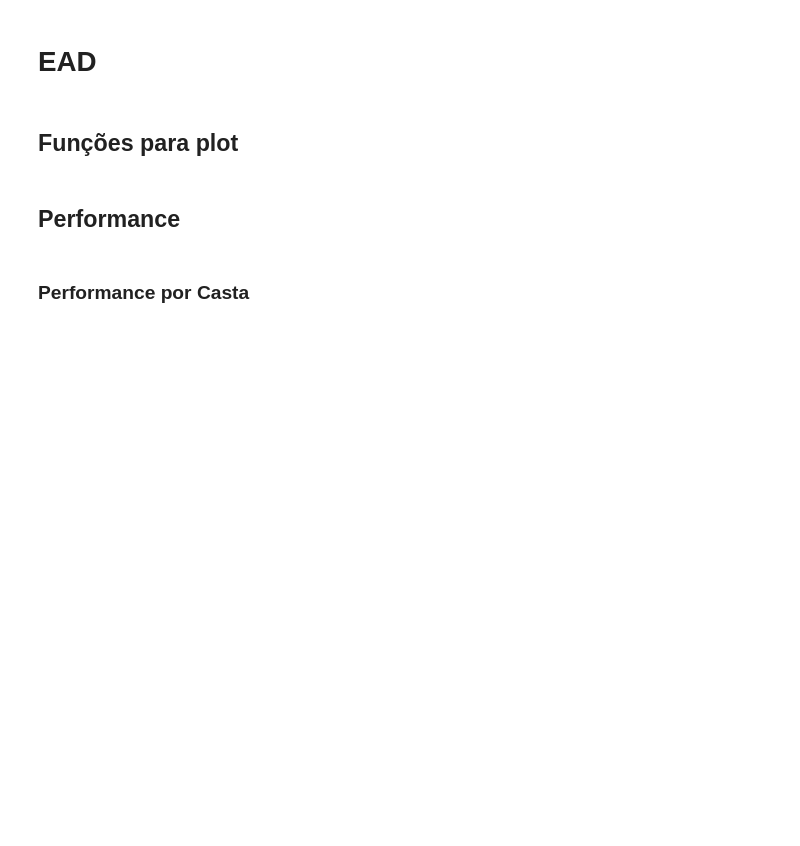
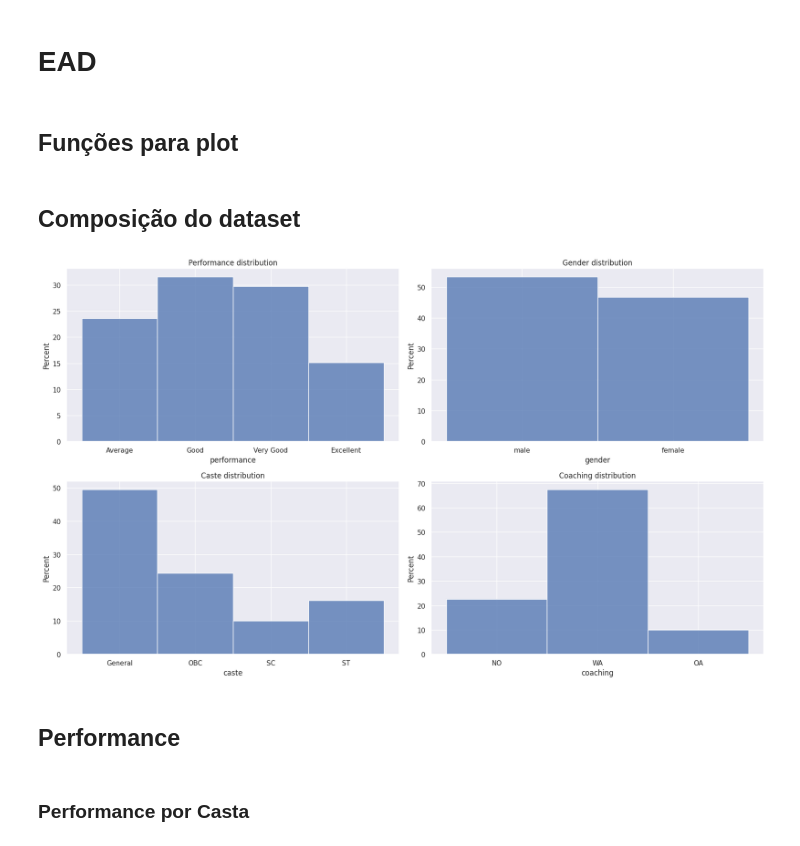
Before and after one commit to lyriotiago/unicamp-m0810, a Jupyter notebook: notebooks/t1.ipynb, the cells around one changed output. Cells and saved outputs as stored; diff of their text form; code cells hidden in the pictures; blank space fills up the shorter version.

Commit message:
distribuição das features no dataset

```diff
--- a/notebooks/t1.ipynb
+++ b/notebooks/t1.ipynb
@@ -115,6 +137,20 @@ def normalized_catplot(df: pd.DataFrame, group: str, feature: str, ylim: int = 1
         txt_x = p.get_x()
         txt_y = p.get_height()
         graph.ax.text(txt_x, txt_y, txt, fontsize=7)
+# %% [markdown]
+## Composição do dataset
+# %%
+columns = ["performance", "gender", "caste", "coaching"]
+# %%
+fig, axes = plt.subplots(2, 2, figsize=(17, 10))
+axes = axes.ravel()
+for ax, column in zip(axes, columns):
+    sns.histplot(data=df, x=column, ax=ax, stat="percent")
+    ax.set_title(column.title() + " distribution")
+
+fig.tight_layout()
+# %% [output]
+[figure, added]
 # %% [markdown]
 ## Performance
 # %% [markdown]
```
Also changed, not shown: parts of 13 cells of this notebook.
